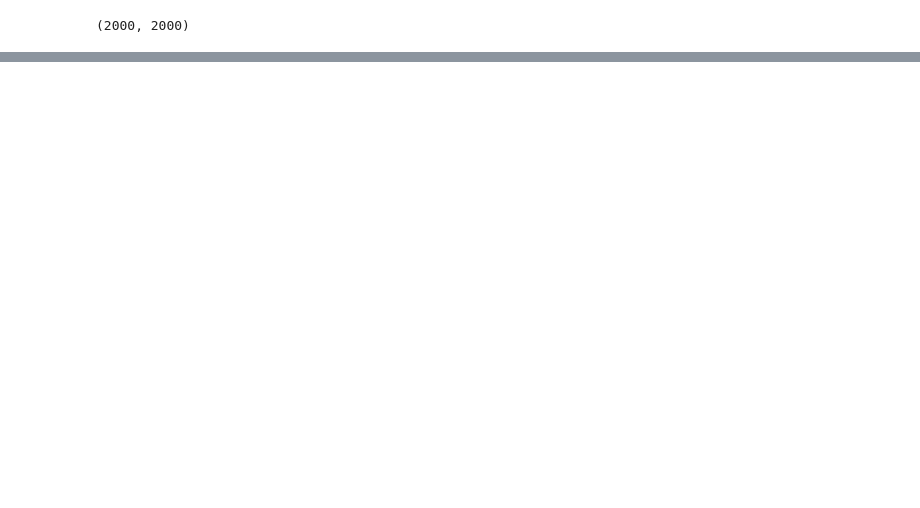
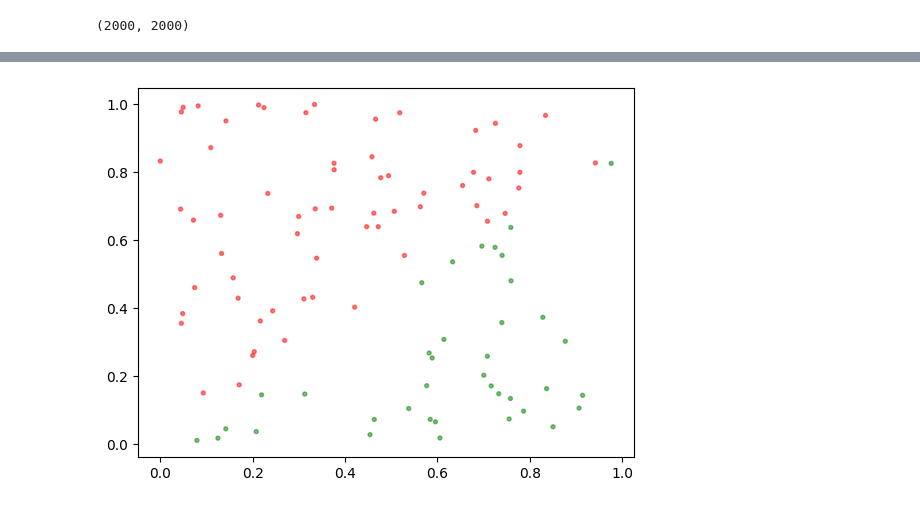
Before and after one commit to Navusas/garbage, a Jupyter notebook: machine-learning/notebook.ipynb, the cells around one changed output, grey strips where cells are left out. Drawn from its saved outputs; the diff is of its cells as text; code cells hidden in the pictures; blank space fills up the shorter version.

```diff
--- a/machine-learning/notebook.ipynb
+++ b/machine-learning/notebook.ipynb
@@ -159,0 +171,24 @@ tensor(1.)
+# %%
+def useLearntFunctionToPredict(loan_amount, salary):
+    # a && b -> weights we learned
+    input = torch.tensor([loan_amount, salary], dtype = torch.float)
+    return torch.sigmoid((input @ a.T) + b)
+
+new_customer_profiles = np.random.uniform(low=0, high=100000, size=(TOTAL_DATA_POINTS, 2)).astype(int)
+new_customer_inputs = normalize(torch.tensor(new_customer_profiles).type(torch.FloatTensor))
+new_customer_predictions = [useLearntFunctionToPredict(loan_amount, salary) for loan_amount, salary in new_customer_profiles]
+
+x_axis = [x[1] for x in new_customer_inputs]
+# Loan Amount
+y_axis = [x[0] for x in new_customer_inputs]
+
+# The color of the dot  (red = defaults, green = pays back)
+colors = ['red' if y == 1 else 'green' for y in new_customer_predictions]
+
+# for i in range(10):
+#     print("Salary: ", x_axis[i], " Loan: ",y_axis[i], " Defaulted: ", colors[i])
+
+plt.scatter(x_axis,y_axis,color=colors, alpha=0.5, s=8)
+plt.show()
+# %% [output]
+[figure, added]
```
Also changed, not shown: parts of 8 cells of this notebook, 1 other file.
